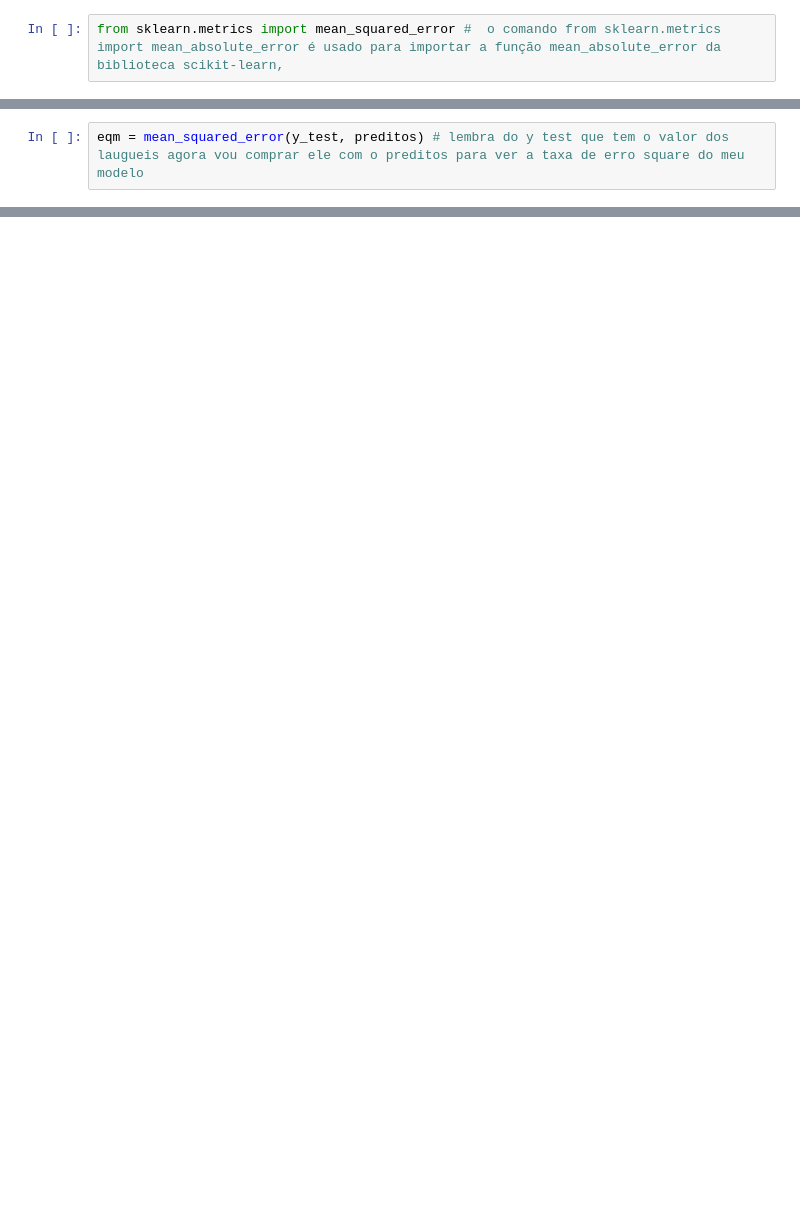
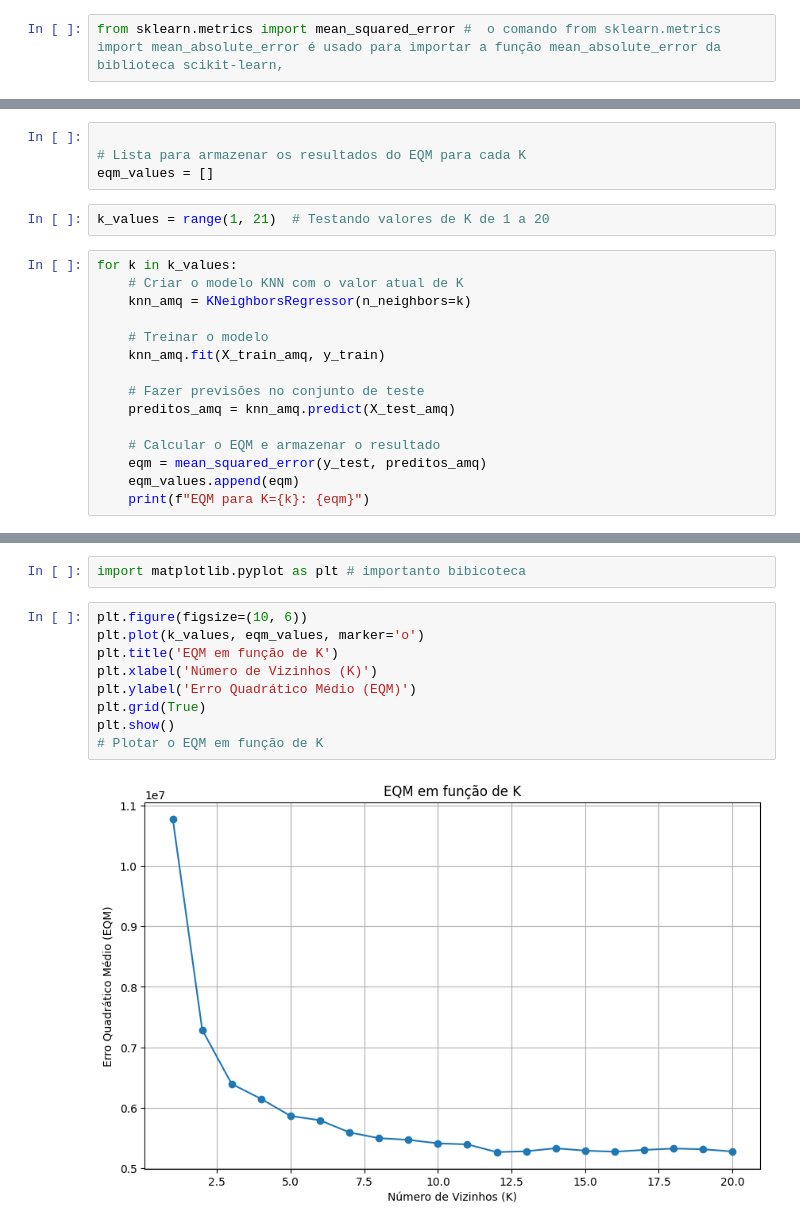
Before and after one commit to felipesayegg/Aluguel, a Jupyter notebook: KNN_aluguel.ipynb, the cells around one changed output, grey strips where cells are left out. Saved outputs shown, nothing was run; the diff lists cells and outputs as text; blank space fills up the shorter version.

```diff
--- a/KNN_aluguel.ipynb
+++ b/KNN_aluguel.ipynb
@@ -160,4 +175,2 @@ preditos # erray dos valores preditos
 # %% [output]
 array([5140., 4553., 5178., ..., 1034., 1262., 1620.])
-# %%
-eqm = mean_squared_error(y_test, preditos) # lembra do y test que tem o valor dos laugueis agora vou comprar ele com o preditos para ver a taxa de erro square do meu modelo
@@ -193,0 +188,21 @@ O MAE fornece uma medida mais direta do erro médio esperado, que pode ser útil
+# %%
+
+# Lista para armazenar os resultados do EQM para cada K
+eqm_values = []
+# %%
+k_values = range(1, 21)  # Testando valores de K de 1 a 20
+# %%
+for k in k_values:
+    # Criar o modelo KNN com o valor atual de K
+    knn_amq = KNeighborsRegressor(n_neighbors=k)
+
+    # Treinar o modelo
+    knn_amq.fit(X_train_amq, y_train)
+
+    # Fazer previsões no conjunto de teste
+    preditos_amq = knn_amq.predict(X_test_amq)
+
+    # Calcular o EQM e armazenar o resultado
+    eqm = mean_squared_error(y_test, preditos_amq)
+    eqm_values.append(eqm)
+    print(f"EQM para K={k}: {eqm}")
@@ -193,0 +235,13 @@ O MAE fornece uma medida mais direta do erro médio esperado, que pode ser útil
+# %%
+import matplotlib.pyplot as plt # importanto bibicoteca
+# %%
+plt.figure(figsize=(10, 6))
+plt.plot(k_values, eqm_values, marker='o')
+plt.title('EQM em função de K')
+plt.xlabel('Número de Vizinhos (K)')
+plt.ylabel('Erro Quadrático Médio (EQM)')
+plt.grid(True)
+plt.show()
+# Plotar o EQM em função de K
+# %% [output]
+[figure, added]
```
Also changed, not shown: parts of 39 cells of this notebook.
